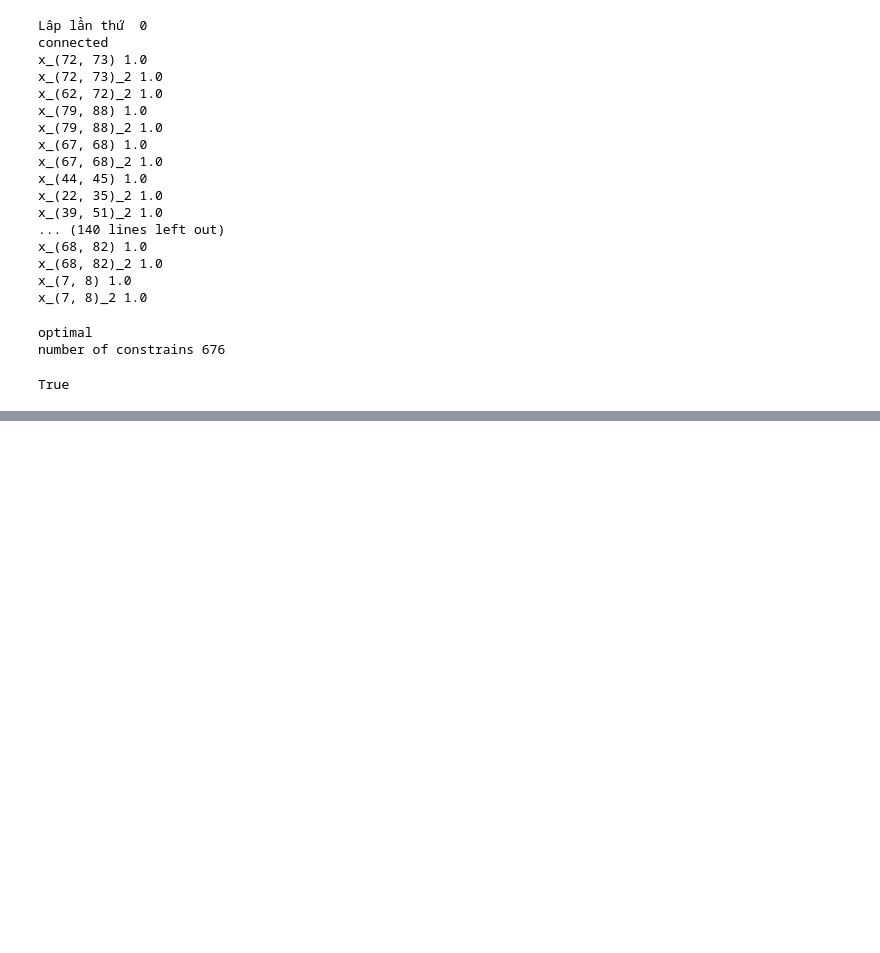
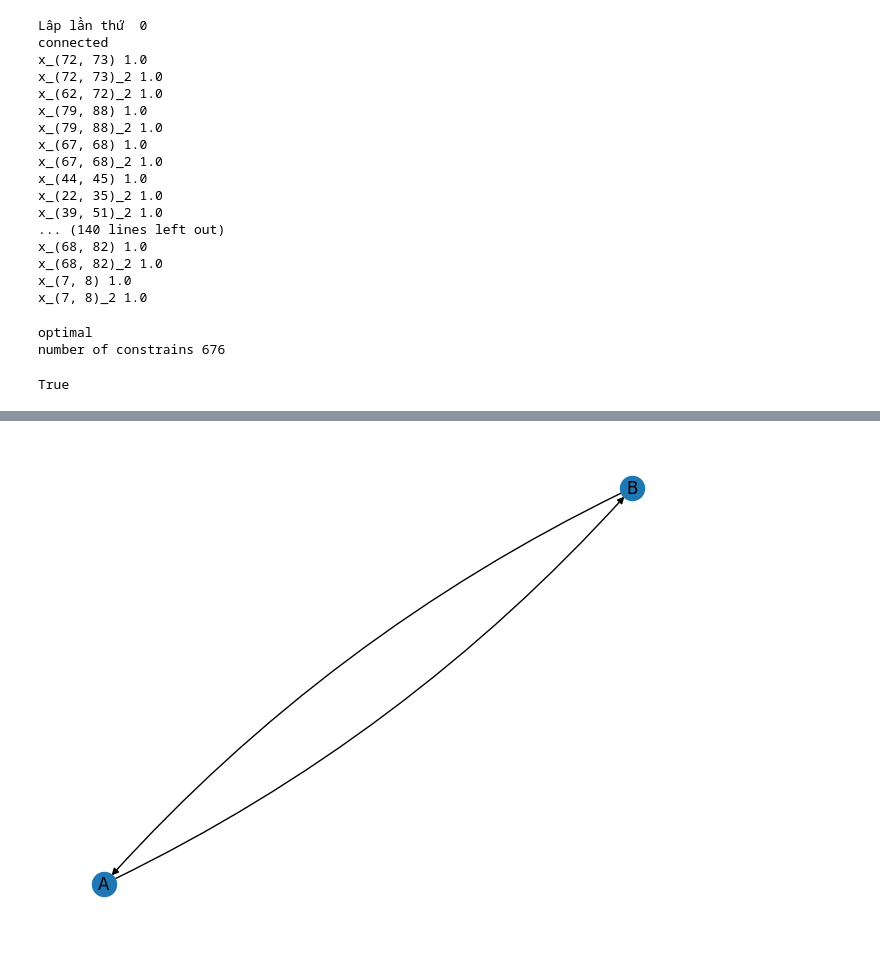
Before and after one commit to anthule123/OptimizationGroup5, a Jupyter notebook: bridges/input_reader.ipynb, the cells around one changed output, grey strips where cells are left out. Drawn from its saved outputs; the diff is of its cells as text; code cells hidden in the pictures; blank space fills up the shorter version.

```diff
--- a/bridges/input_reader.ipynb
+++ b/bridges/input_reader.ipynb
@@ -401,0 +447,17 @@ plt.show()
+# %%
+import networkx as nx
+import matplotlib.pyplot as plt
+G = nx.DiGraph() #or G = nx.MultiDiGraph()
+G.add_node('A')
+G.add_node('B')
+G.add_edge('A', 'B', length = 2)
+G.add_edge('B', 'A', length = 3)
+
+pos = {'A': (0, 0), 'B': (1, 1)}
+nx.draw(G, pos, with_labels=True, connectionstyle='arc3, rad = 0.1')
+edge_labels=dict([((u,v,),d['length'])
+             for u,v,d in G.edges(data=True)])
+
+plt.show()
+# %% [output]
+[figure, added]
```
Also changed, not shown: parts of 2 cells of this notebook.
